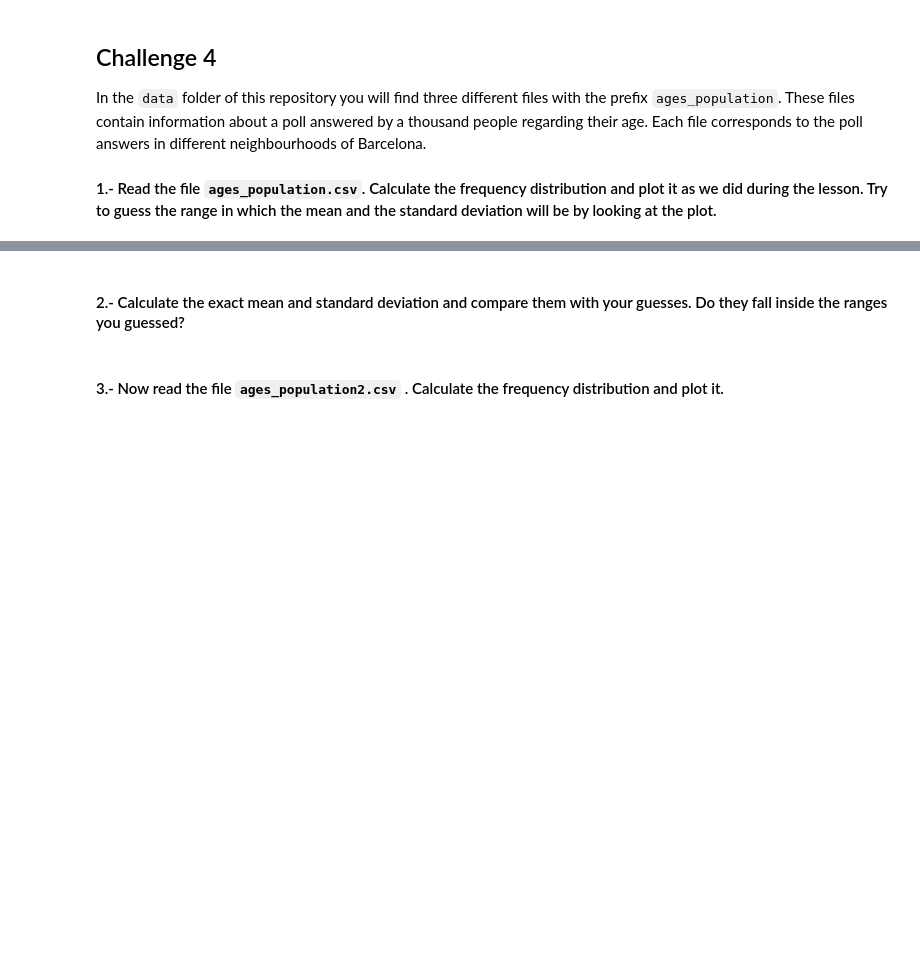
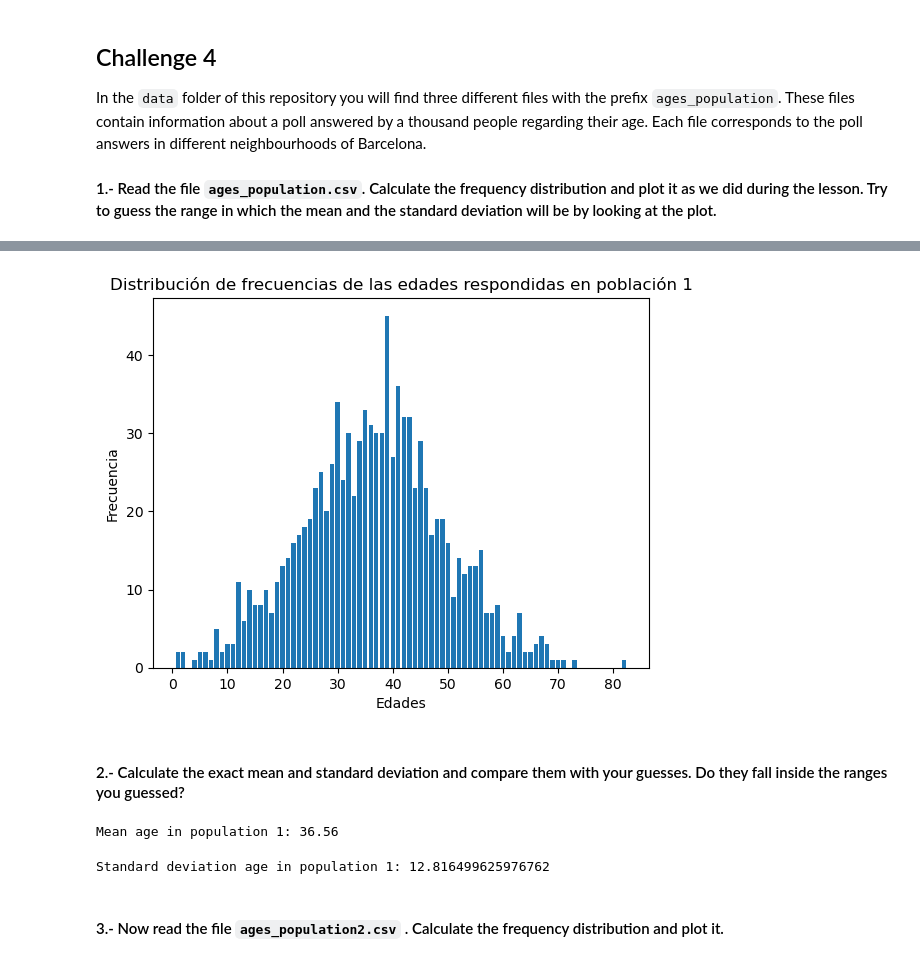
Before and after one commit to eleluqrey/dataptmad0923_labs, a Jupyter notebook: module-2/understanding-descriptive-stats/your-code/main.ipynb, the cells around one changed output, grey strips where cells are left out. Drawn from its saved outputs; the diff is of its cells as text; code cells hidden in the pictures; blank space fills up the shorter version.

```diff
--- a/module-2/understanding-descriptive-stats/your-code/main.ipynb
+++ b/module-2/understanding-descriptive-stats/your-code/main.ipynb
@@ -215,3 +246,6 @@ In the `data` folder of this repository you will find three different files with
 #### 1.- Read the file `ages_population.csv`. Calculate the frequency distribution and plot it as we did during the lesson. Try to guess the range in which the mean and the standard deviation will be by looking at the plot.
 # %%
 # your code here
+# %%
+ages_population = pd.read_csv('../data/ages_population.csv')
+ages_population
@@ -217,0 +266,3 @@ In the `data` folder of this repository you will find three different files with
+# %%
+frequency_distribution_ages_population = ages_population['observation'].value_counts().sort_index()
+frequency_distribution_ages_population
@@ -218,7 +283,27 @@ In the `data` folder of this repository you will find three different files with
+# %%
+plt.bar(frequency_distribution_ages_population.index , frequency_distribution_ages_population.values)
+plt.xlabel('Edades')
+plt.ylabel('Frecuencia')
+plt.title('Distribución de frecuencias de las edades respondidas en población 1')
+plt.show()
+# %% [output]
+[figure, added]
 # %% [markdown]
 #### 2.- Calculate the exact mean and standard deviation and compare them with your guesses. Do they fall inside the ranges you guessed?
 # %%
 # your code here
+# %%
+mean_population_1 = ages_population['observation'].mean()
+
+print('Mean age in population 1:', mean_population_1)
+# %% [output]
+Mean age in population 1: 36.56
+# %%
+std_population_1 = ages_population['observation'].std()
+
+print('Standard deviation age in population 1:', std_population_1)
+# %% [output]
+Standard deviation age in population 1: 12.816499625976762
 # %%
 """
 your comments here
```
Also changed, not shown: parts of 29 cells of this notebook, 3 other files.
